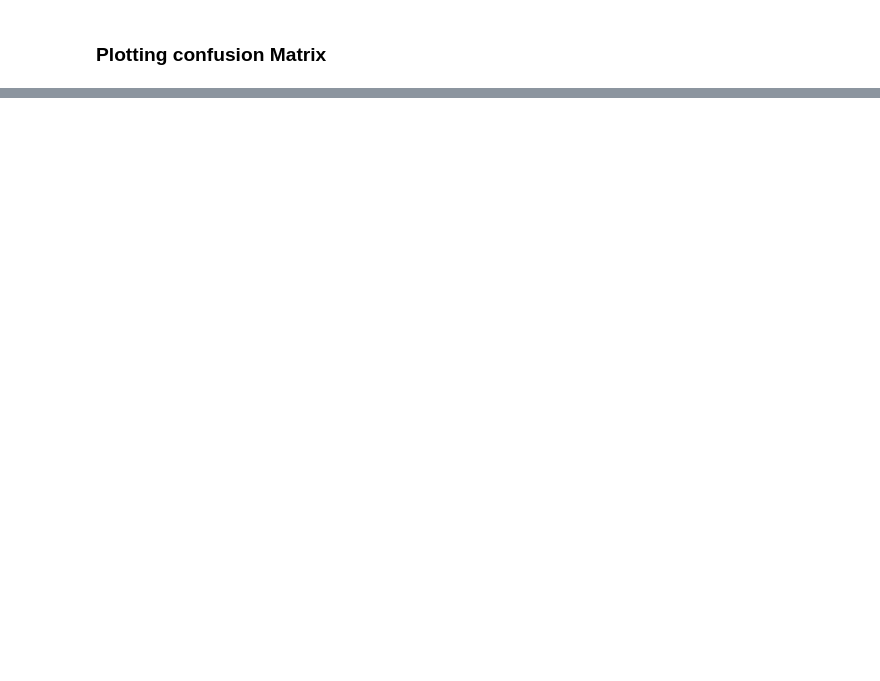
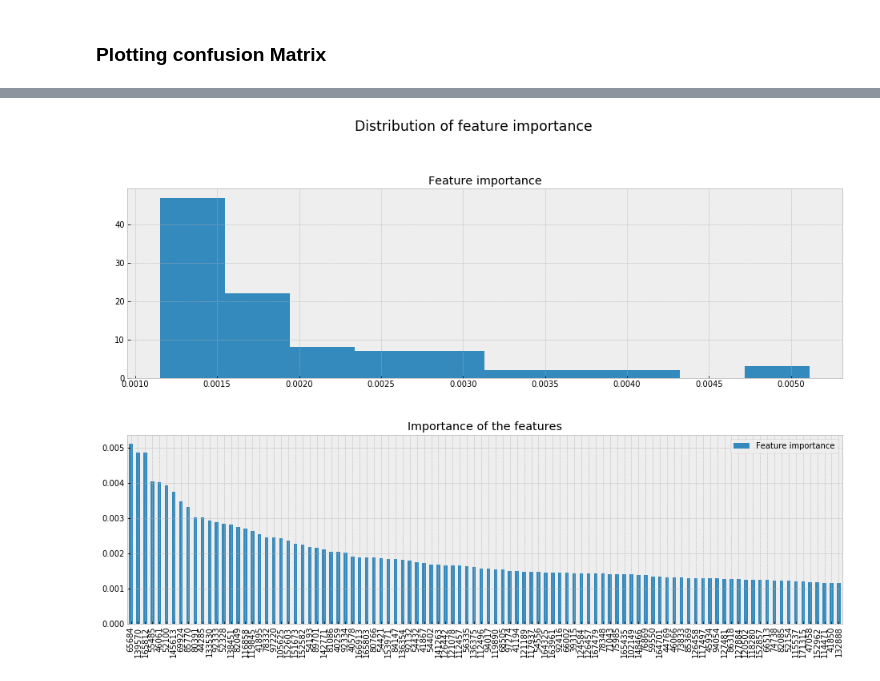
Before and after one commit to puccife/ADAHomeworks, a Jupyter notebook: homework04/hom4_task2.ipynb, the cells around one changed output, grey strips where cells are left out. Drawn from its saved outputs; the diff is of its cells as text; code cells hidden in the pictures; blank space fills up the shorter version.

```diff
--- a/homework04/hom4_task2.ipynb
+++ b/homework04/hom4_task2.ipynb
@@ -182,0 +335,4 @@ visualize_features_importance(classifier)
+# %%
+importances_feat = visualize_features_importance(classifier)
+# %% [output]
+[figure, added]
```
Also changed, not shown: parts of 45 cells of this notebook.
